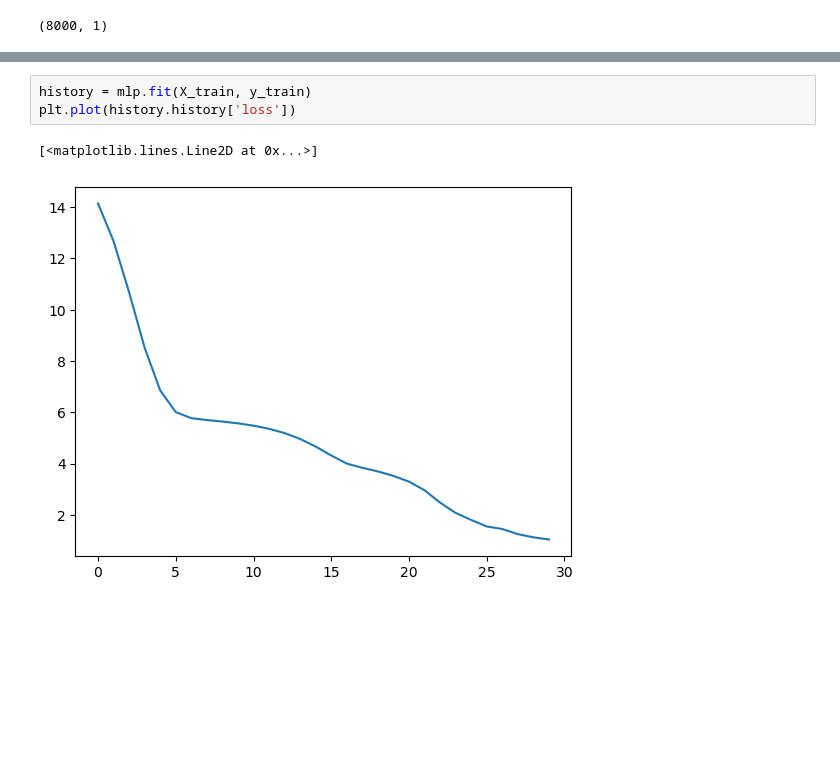
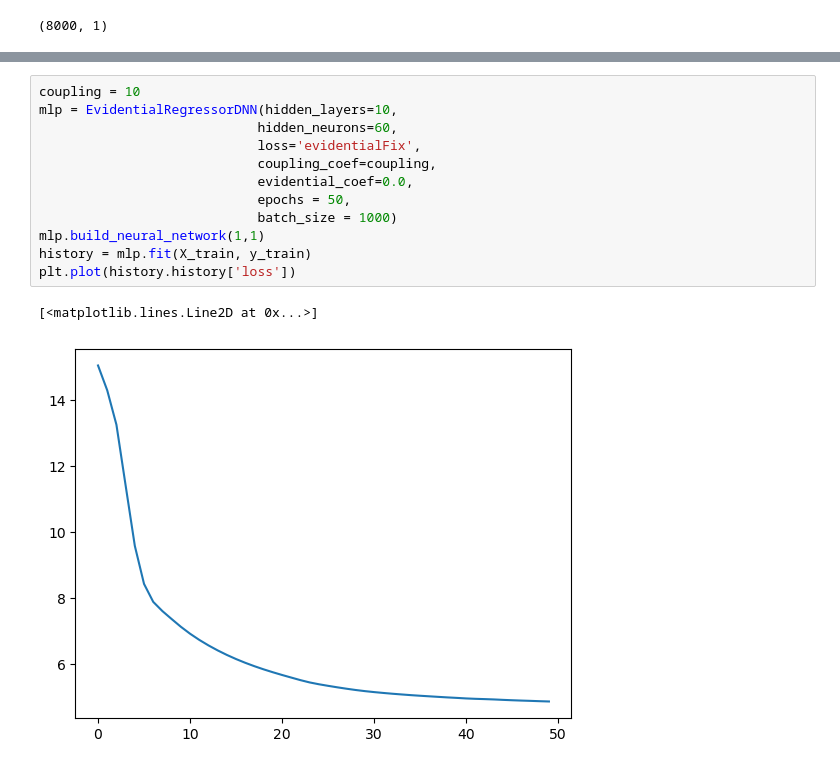
Before and after one commit to ai2es/evidential, a Jupyter notebook: notebooks/regressionFix Loss test.ipynb, the cells around one changed output, grey strips where cells are left out. Saved outputs shown, nothing was run; the diff lists cells and outputs as text; blank space fills up the shorter version.

```diff
--- a/notebooks/regressionFix Loss test.ipynb
+++ b/notebooks/regressionFix Loss test.ipynb
@@ -61,9 +49,18 @@ WARNING:absl:There is a known slowdown when using v2.11+ Keras optimizers on M1/
-# %%
-history = mlp.fit(X_train, y_train)
-plt.plot(history.history['loss'])
-# %% [output]
-[<matplotlib.lines.Line2D at 0x...>]
-[figure, removed]
+# %%
+coupling = 10
+mlp = EvidentialRegressorDNN(hidden_layers=10,
+                            hidden_neurons=60,
+                            loss='evidentialFix',
+                            coupling_coef=coupling,
+                            evidential_coef=0.0,
+                            epochs = 50,
+                            batch_size = 1000)
+mlp.build_neural_network(1,1)
+history = mlp.fit(X_train, y_train)
+plt.plot(history.history['loss'])
+# %% [output]
+[<matplotlib.lines.Line2D at 0x...>]
+[figure, added]
 # %%
 mu, v, alpha, beta = mlp.predict_dist_params(X_train)
 plt.scatter(X_train, mu)
```
Also changed, not shown: parts of 20 cells of this notebook, 3 other files.
